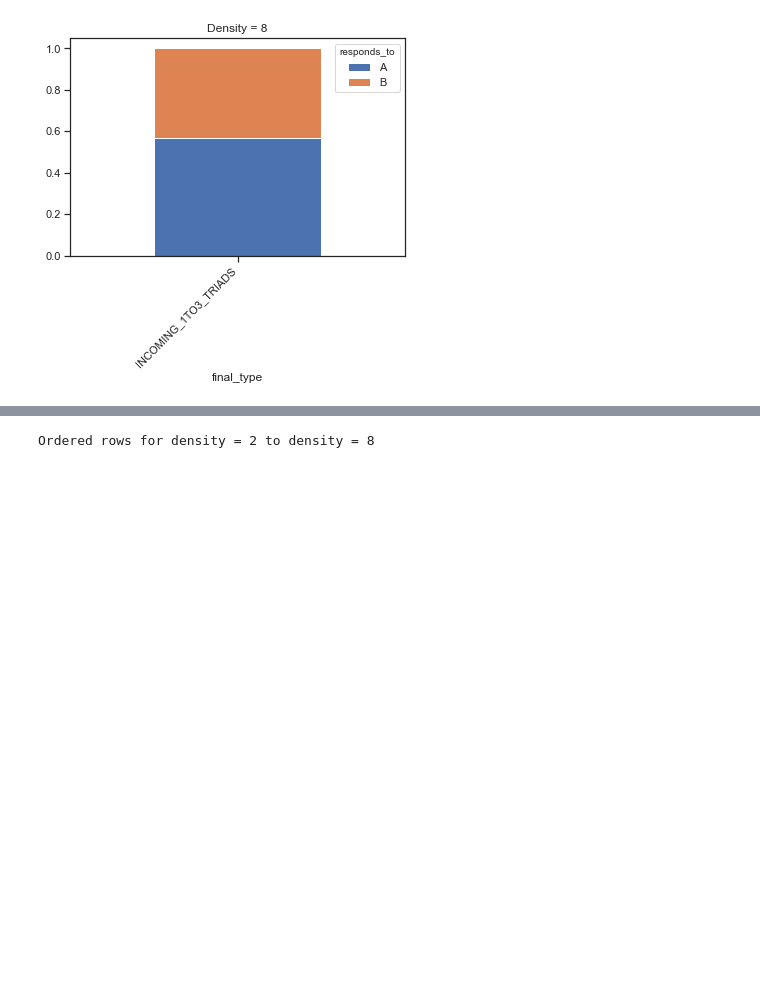
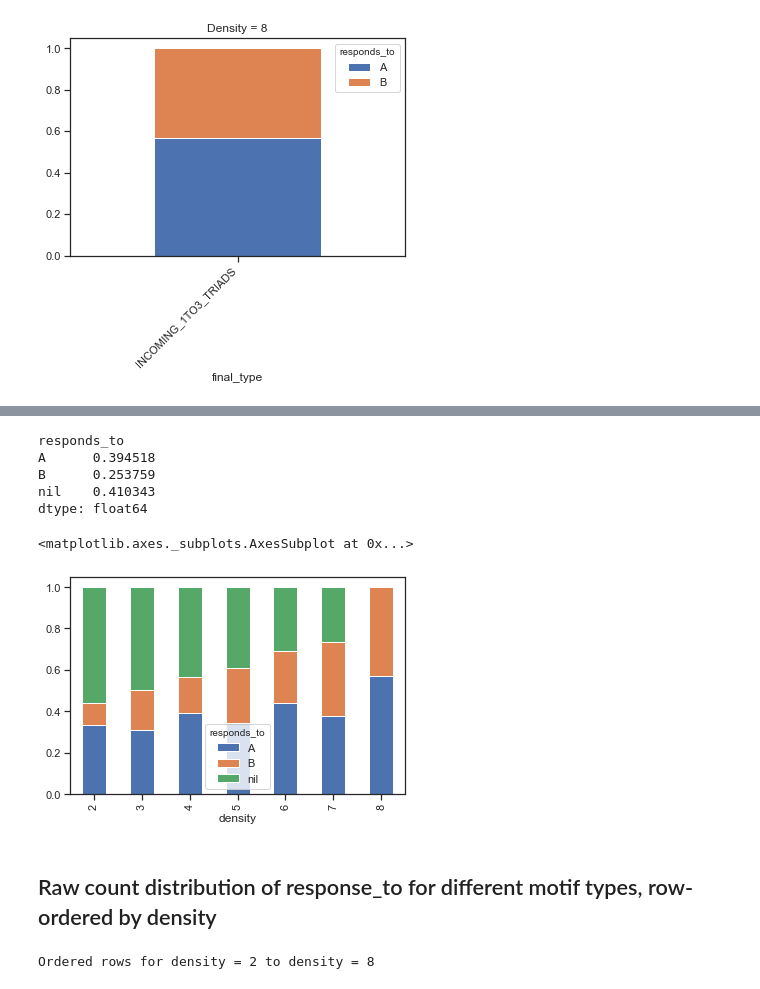
Before and after one commit to rgangela99/Cornell-Conversational-Analysis-Toolkit, a Jupyter notebook: examples/triad-motif/C_entry_analysis.ipynb, the cells around one changed output, grey strips where cells are left out. Saved outputs shown, nothing was run; the diff lists cells and outputs as text; code cells hidden in the pictures; blank space fills up the shorter version.

```diff
--- a/examples/triad-motif/C_entry_analysis.ipynb
+++ b/examples/triad-motif/C_entry_analysis.ipynb
@@ -199,0 +183,2 @@ for i in Counter(df['density']).keys():
+# %%
+grouped_by_density = df.groupby('density')['responds_to'].value_counts(normalize=True).unstack()
@@ -200,3 +197,18 @@ for i in Counter(df['density']).keys():
+# %%
+grouped_by_density.mean()
+# %% [output]
+responds_to
+A      0.394518
+B      0.253759
+nil    0.410343
+dtype: float64
+# %%
+grouped_by_density.plot(kind='bar', stacked=True)
+# %% [output]
+<matplotlib.axes._subplots.AxesSubplot at 0x...>
+[figure, added]
+# %% [markdown]
+## Raw count distribution of response_to for different motif types, row-ordered by density
 # %%
 for i in Counter(df['density']).keys():
     ax = sns.catplot("responds_to", data=df[df['density'] == i], col="final_type", kind="count").set_titles("{col_name}")
```
Also changed, not shown: parts of 7 cells of this notebook.
